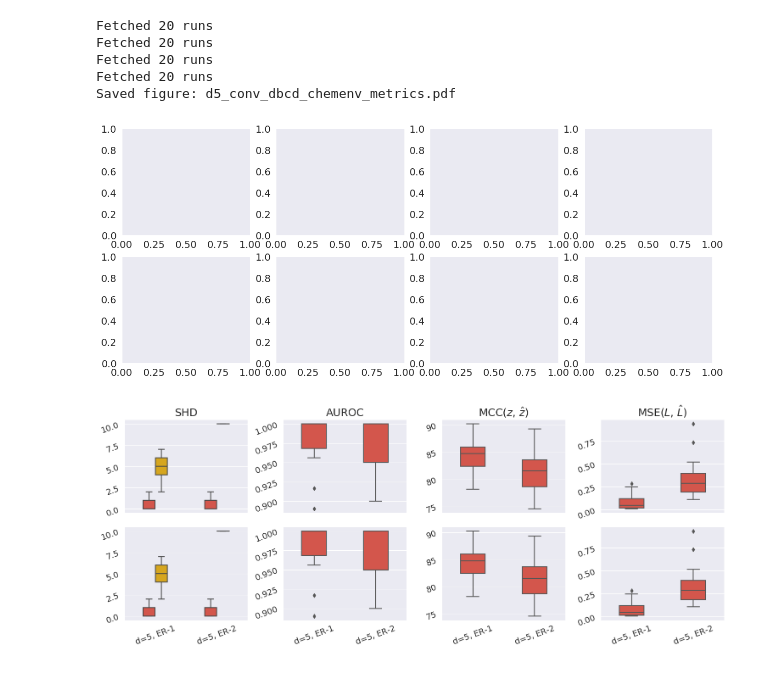
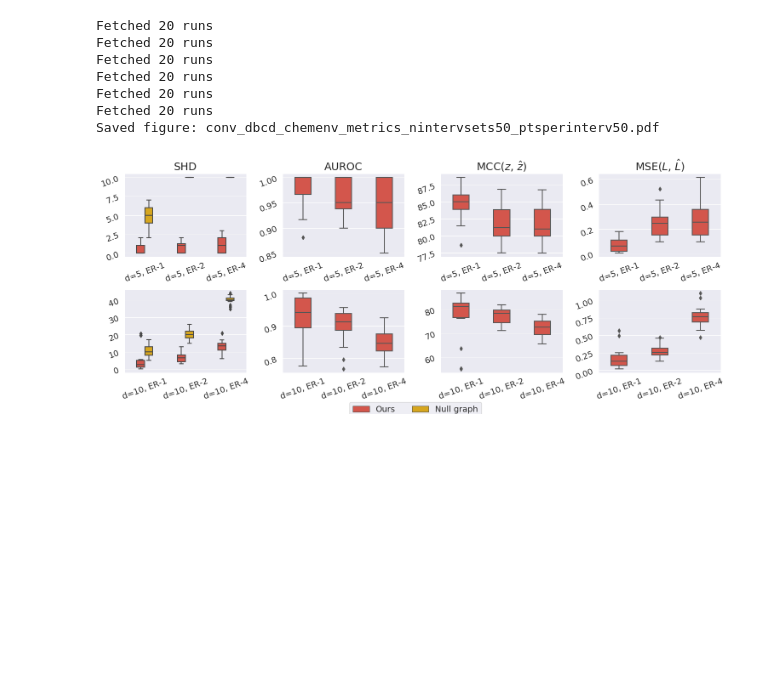
Before and after one commit to jithendaraa/structure-learning, a Jupyter notebook: plotters/boxplot.ipynb, the cells around one changed output. Cells and saved outputs as stored; diff of their text form; code cells hidden in the pictures; blank space fills up the shorter version.

Commit message:
Added all_metrics plotter and some plots

```diff
--- a/plotters/boxplot.ipynb
+++ b/plotters/boxplot.ipynb
@@ -44,6 +60,6 @@ mean_edges = {
 }
 # %%
-api = wandb.Api(timeout=30)
+api = wandb.Api(timeout=40)
 runs = api.runs("structurelearning/structure-learning")
 max_steps = 20000
 # %%
@@ -244,21 +291,0 @@ exp_edges_list = [1.0, 2.0, 4.0]
-# %%
-def get_boxplot_d(d, exp_names_list, exp_config, reqd_keys, exp_edges_list, fname,
-                colors=['#ea4335', '#f4b400'], figsize=(15, 6), fontsize=18, width=0.4, xy_labelsize=14):
-    plot_df_list = []
-
-    for exp_names in exp_names_list:
-        plot_df = get_plot_dataframe(d, exp_config, reqd_keys, exp_edges_list, exp_names)
-        plot_df_list.append(plot_df)
-
-    plot_metrics_per_node(plot_df_list,
-                        exp_edges_list,
-                        exp_names_list,
-                        reqd_keys,
-                        colors=colors,
-                        figsize=figsize,
-                        fname=fname,
-                        fontsize=fontsize,
-                        width=width,
-                        xy_labelsize=xy_labelsize)
-
-    return plot_df_list
@@ -371,8 +432,10 @@ Saved figure: d6_nonlinear_dbcd_metrics.pdf
 # ! Chem env
 exp_config = {
     'exp_name': 'Batched Conv. Decoder BCD',
-    'num_nodes': 5,
-    'exp_edges': 1.0
+    'num_nodes': 10,
+    'exp_edges': 1.0,
+    'pts_per_interv': 50,
+    'n_interv_sets': 50,
 }
 
 reqd_keys = [   'Evaluations/SHD',
@@ -381,20 +444,23 @@ reqd_keys = [   'Evaluations/SHD',
                 'L_MSE'
             ]
 
-exp_edges_list = [1.0, 2.0]
+fname = f'outputs/conv_dbcd_chemenv_metrics_nintervsets{exp_config["n_interv_sets"]}_ptsperinterv{exp_config["pts_per_interv"]}.pdf'
 # %%
-d = 5
+d = [5, 10]
+exp_edges_list = [1.0, 2.0, 4.0]
 exp_names_list = [
     ['Batched Conv. Decoder BCD'],
     ['Batched Conv. Decoder BCD'],
 ]
 
-chemenv_d5_df = get_boxplot_d(d, exp_names_list, exp_config, reqd_keys, exp_edges_list, f'd{d}_conv_dbcd_chemenv_metrics.pdf')
+chemenv_d5_df = get_boxplot_d(d, exp_names_list, exp_config, reqd_keys, exp_edges_list,
+                                fname, bbox_to_anchor=[0.5, -0.027])
 # %% [output]
 Fetched 20 runs
 Fetched 20 runs
 Fetched 20 runs
 Fetched 20 runs
-Saved figure: d5_conv_dbcd_chemenv_metrics.pdf
+Fetched 20 runs
+Fetched 20 runs
+Saved figure: conv_dbcd_chemenv_metrics_nintervsets50_ptsperinterv50.pdf
-[figure, old version]
+[figure, new version]
-[figure, removed]
```
Also changed, not shown: parts of 13 cells of this notebook, 17 other files.
